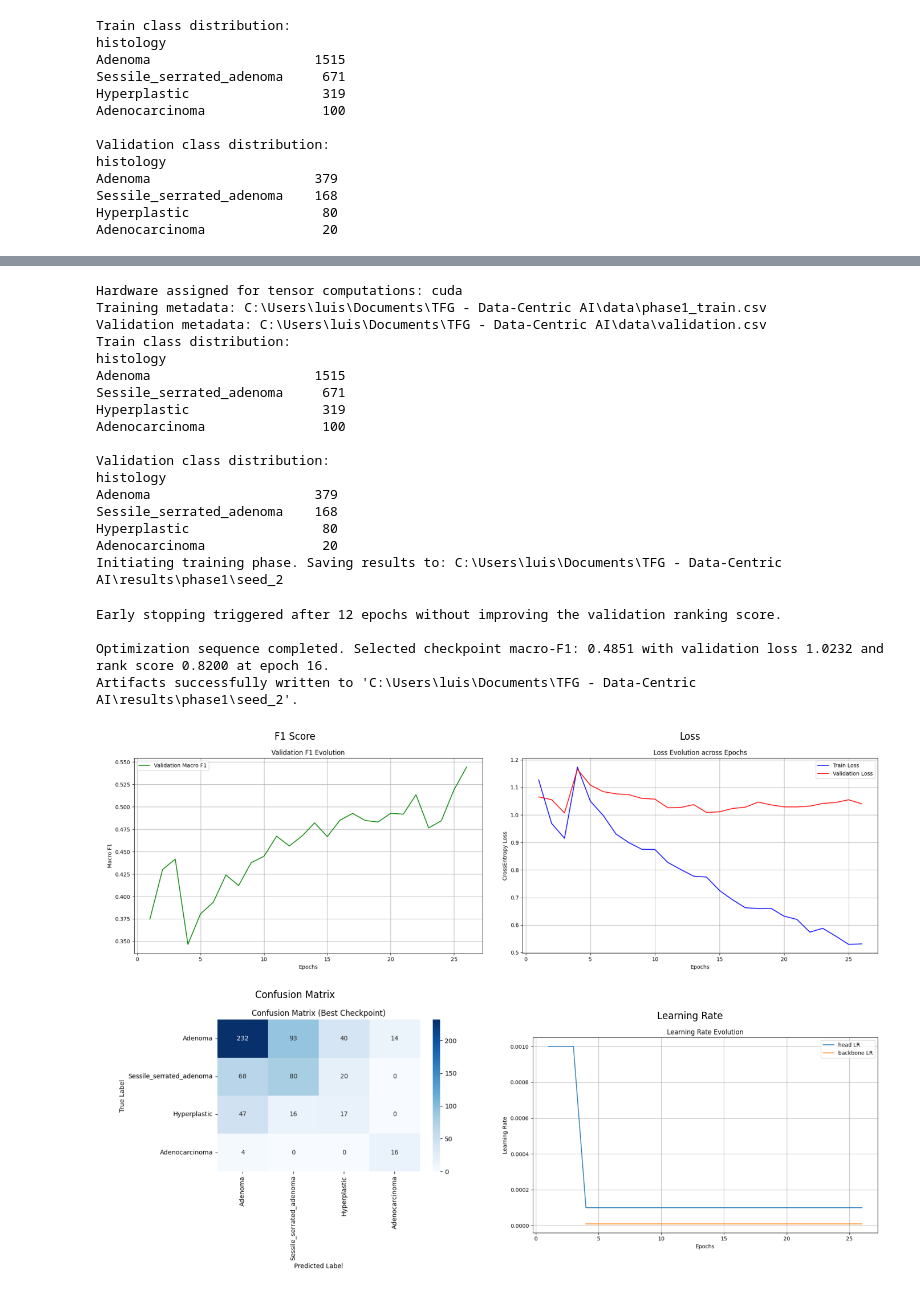
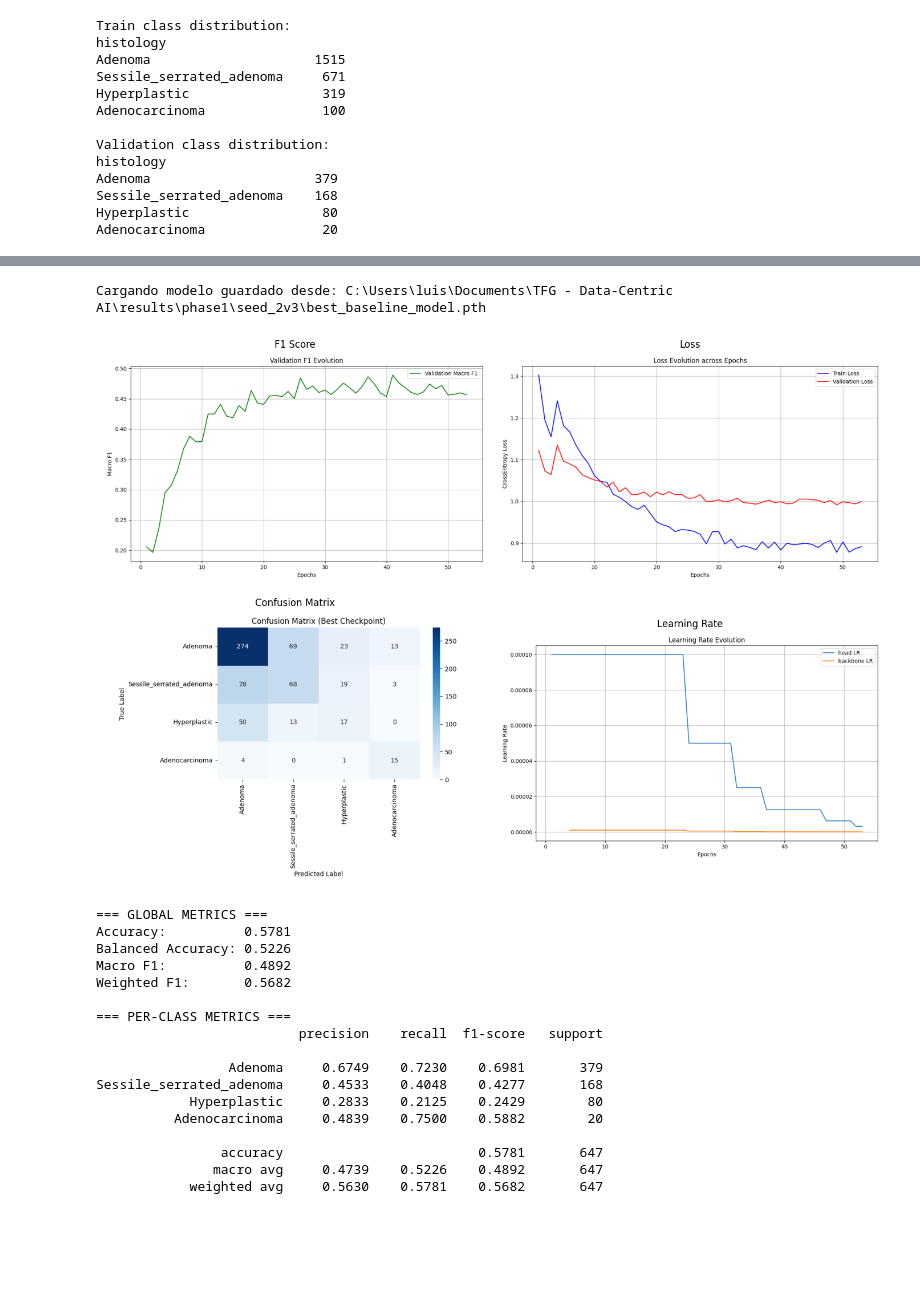
Before and after one commit to luismz14/TFG-DataCentric-AI, a Jupyter notebook: phase1.ipynb, the cells around one changed output, grey strips where cells are left out. Drawn from its saved outputs; the diff is of its cells as text; code cells hidden in the pictures; blank space fills up the shorter version.

```diff
--- a/phase1.ipynb
+++ b/phase1.ipynb
@@ -75,40 +76,37 @@ Sessile_serrated_adenoma     0.4560    0.5238    0.4875       168
 # %%
 baseline_train.random_state = 123
 
 phase1_img_dir = Path("unified_images")
 phase1_csv_dir = Path("phase1_train.csv")
 phase1_validation_csv_dir = VALIDATION_CSV
 phase1_validation_img_dir = Path("unified_images")
-phase1_dir = Path('phase1/seed_2')
+phase1_dir = Path('phase1/seed_2v3')
 
 plotTrainResults(
     train_csv_dir=phase1_csv_dir,
     validation_csv_dir=phase1_validation_csv_dir,
     train_img_dir=phase1_img_dir,
     validation_img_dir=phase1_validation_img_dir,
     results_dir=phase1_dir,
     train=baseline_train,
 )
 # %% [output]
-Hardware assigned for tensor computations: cuda
-Training metadata: C:\Users\luis\Documents\TFG - Data-Centric AI\data\phase1_train.csv
-Validation metadata: C:\Users\luis\Documents\TFG - Data-Centric AI\data\validation.csv
-Train class distribution:
-histology
-Adenoma                     1515
-Sessile_serrated_adenoma     671
-Hyperplastic                 319
-Adenocarcinoma               100
-
-Validation class distribution:
-histology
-Adenoma                     379
-Sessile_serrated_adenoma    168
-Hyperplastic                 80
-Adenocarcinoma               20
-Initiating training phase. Saving results to: C:\Users\luis\Documents\TFG - Data-Centric AI\results\phase1\seed_2
+Cargando modelo guardado desde: C:\Users\luis\Documents\TFG - Data-Centric AI\results\phase1\seed_2v3\best_baseline_model.pth
+[figure, new version]
-Early stopping triggered after 12 epochs without improving the validation ranking score.
+=== GLOBAL METRICS ===
+Accuracy:          0.5781
+Balanced Accuracy: 0.5226
+Macro F1:          0.4892
+Weighted F1:       0.5682
 
-Optimization sequence completed. Selected checkpoint macro-F1: 0.4851 with validation loss 1.0232 and rank score 0.8200 at epoch 16.
-Artifacts successfully written to 'C:\Users\luis\Documents\TFG - Data-Centric AI\results\phase1\seed_2'.
+=== PER-CLASS METRICS ===
+                          precision    recall  f1-score   support
+
+                 Adenoma     0.6749    0.7230    0.6981       379
+Sessile_serrated_adenoma     0.4533    0.4048    0.4277       168
+            Hyperplastic     0.2833    0.2125    0.2429        80
+          Adenocarcinoma     0.4839    0.7500    0.5882        20
+
+                accuracy                         0.5781       647
+               macro avg     0.4739    0.5226    0.4892       647
+            weighted avg     0.5630    0.5781    0.5682       647
-[figure, old version]
```
Also changed, not shown: parts of 6 cells of this notebook, 9 other files.
